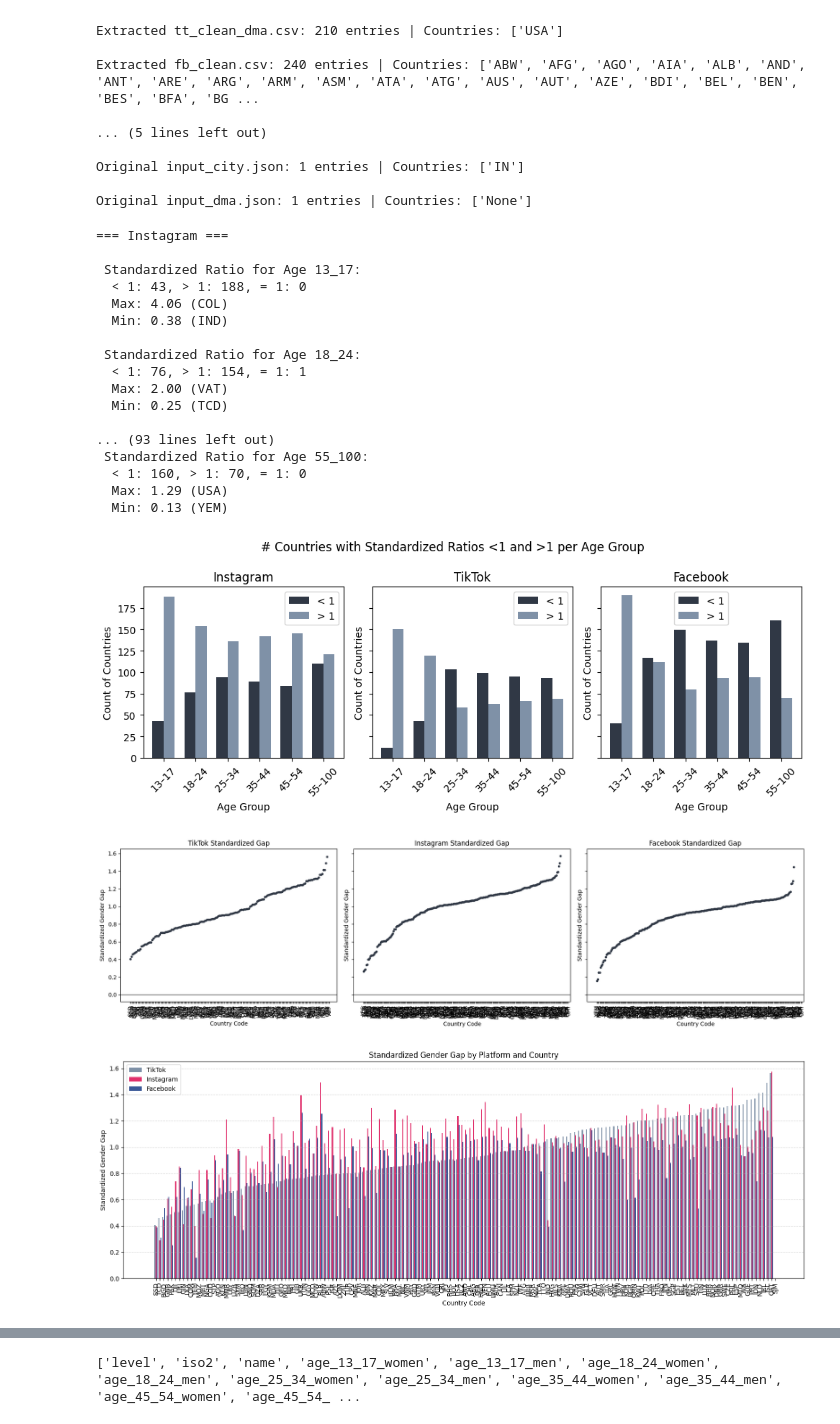
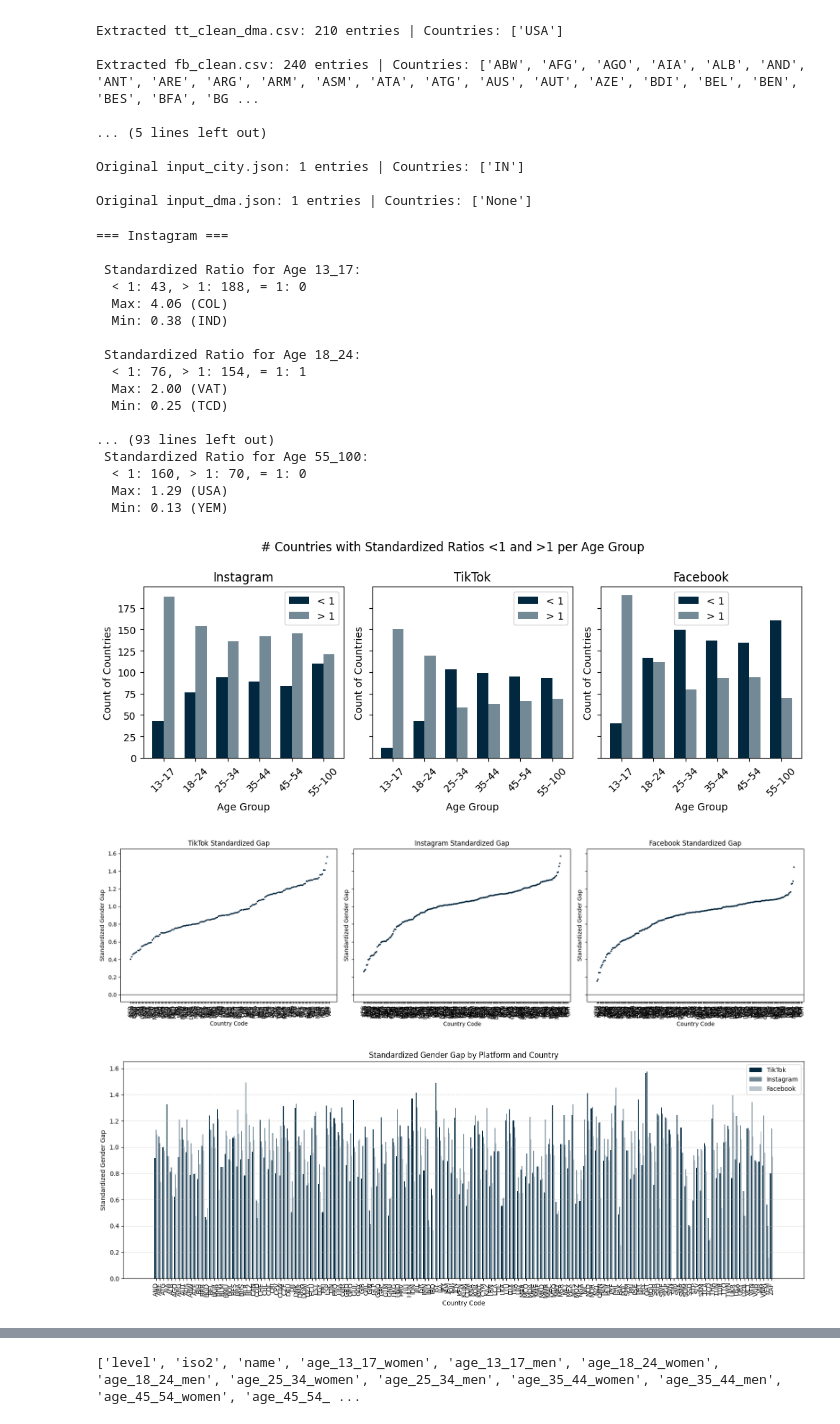
Before and after one commit to hschwed/PDSAI, a Jupyter notebook: src/analyze_data/descriptive_and_graphs.ipynb, the cells around one changed output, grey strips where cells are left out. Cells and saved outputs as stored; diff of their text form; code cells hidden in the pictures.

```diff
--- a/src/analyze_data/descriptive_and_graphs.ipynb
+++ b/src/analyze_data/descriptive_and_graphs.ipynb
@@ -158,8 +158,8 @@ for ax, (name, counts) in zip(axes, datasets.items()):
     below_counts = [counts[age]['<1'] if age in counts else 0 for age in AGE_GROUPS]
     above_counts = [counts[age]['>1'] if age in counts else 0 for age in AGE_GROUPS]
 
-    ax.bar(x - bar_width/2, below_counts, width=bar_width, label='< 1', color = '#303845')
-    ax.bar(x + bar_width/2, above_counts, width=bar_width, label='> 1',color = '#7F91A7')
+    ax.bar(x - bar_width/2, below_counts, width=bar_width, label='< 1', color = '#01283F')
+    ax.bar(x + bar_width/2, above_counts, width=bar_width, label='> 1',color = '#738a96')
 
     ax.set_title(name)
     ax.set_xticks(x)
@@ -189,7 +189,7 @@ plt.show()
   < 1: 160, > 1: 70, = 1: 0
   Max: 1.29 (USA)
   Min: 0.13 (YEM)
-[figure, old version]
+[figure, new version]
 # %%
 ### Create Scatterplot of Tiktok Relative Gender Gap
 tt_std = tt[["iso3","total_ratio_std"]].sort_values("total_ratio_std", ascending=True)
@@ -198,7 +198,7 @@ fb_std = fb[["iso3","total_ratio_std"]].sort_values("total_ratio_std", ascending
 
 fig, axes = plt.subplots(1, 3, figsize=(18, 5), sharey=True)
 
-axes[0].scatter(tt_std["iso3"], tt_std["total_ratio_std"],color='#303845', s=10)
+axes[0].scatter(tt_std["iso3"], tt_std["total_ratio_std"],color='#01283F', s=3)
 axes[0].axhline(0, color='gray')
 axes[0].set_title("TikTok Standardized Gap")
 axes[0].set_xticklabels(tt_std["iso3"],rotation=90)
@@ -206,7 +206,7 @@ axes[0].set_xlabel("Country Code")
 axes[0].set_ylabel("Standardized Gender Gap")
 axes[0].grid(False)
 
-axes[1].scatter(inst_std["iso3"], inst_std["total_ratio_std"],color='#303845', s=10)
+axes[1].scatter(inst_std["iso3"], inst_std["total_ratio_std"],color='#01283F', s=3)
 axes[1].axhline(0, color='gray')
 axes[1].set_title("Instagram Standardized Gap")
 axes[1].set_xticklabels(inst_std["iso3"],rotation=90)
@@ -214,7 +214,7 @@ axes[1].set_xlabel("Country Code")
 axes[1].set_ylabel("Standardized Gender Gap")
 axes[1].grid(False)
 
-axes[2].scatter(fb_std["iso3"], fb_std["total_ratio_std"],color='#303845', s=10)
+axes[2].scatter(fb_std["iso3"], fb_std["total_ratio_std"],color='#01283F', s=3)
 axes[2].axhline(0, color='gray')
 axes[2].set_title("Facebook Standardized Gap")
 axes[2].set_xticklabels(fb_std["iso3"],rotation=90)
@@ -225,36 +225,36 @@ axes[2].grid(False)
 plt.tight_layout()
 plt.show()
 # %% [output]
-[figure, old version]
+[figure, new version]
 # %%
 # Compare sources side by side
 merged = tt[["iso3", "total_ratio_std"]].merge(inst[["iso3", "total_ratio_std"]], on="iso3", suffixes=("_tt", "_inst")).merge(fb[["iso3", "total_ratio_std"]], on="iso3").rename(columns={"total_ratio_std": "total_ratio_std_fb"})
 
 # Sort by TikTok for visual clarity
-merged = merged.sort_values("total_ratio_std_tt", ascending=True)
+#merged = merged.sort_values("total_ratio_std_tt", ascending=True)
 
 # Plot
 x = merged["iso3"]
 x_pos = range(len(x))
 
 plt.figure(figsize=(16, 6))
 bar_width = 0.25
 
-plt.bar([i - bar_width for i in x_pos], merged["total_ratio_std_tt"], width=bar_width, label='TikTok', color='#7F91A7')
-plt.bar(x_pos, merged["total_ratio_std_inst"], width=bar_width, label='Instagram', color='#E1306C')
-plt.bar([i + bar_width for i in x_pos], merged["total_ratio_std_fb"], width=bar_width, label='Facebook', color='#3b5998')
+plt.bar([i - bar_width for i in x_pos], merged["total_ratio_std_tt"], width=bar_width, label='TikTok', color='#01283F')
+plt.bar(x_pos, merged["total_ratio_std_inst"], width=bar_width, label='Instagram', color='#738a96')
+plt.bar([i + bar_width for i in x_pos], merged["total_ratio_std_fb"], width=bar_width, label='Facebook', color='#bac4cc')
 
 plt.xticks(x_pos, x, rotation=90)
 plt.axhline(0, color='gray', linewidth=0.5)
 plt.xlabel("Country Code")
 plt.ylabel("Standardized Gender Gap")
 plt.title("Standardized Gender Gap by Platform and Country")
 plt.legend()
 plt.tight_layout()
 plt.grid(axis='y', linestyle='--', alpha=0.5)
 plt.show()
 # %% [output]
-[figure, old version]
+[figure, new version]
 # %%
 # compare TikTok gap vs standardized gap
 merged = tt[["iso3", "total_ratio_std", "total_ratio"]].sort_values("total_ratio_std", ascending=True)
```
Also changed, not shown: parts of 7 cells of this notebook.
